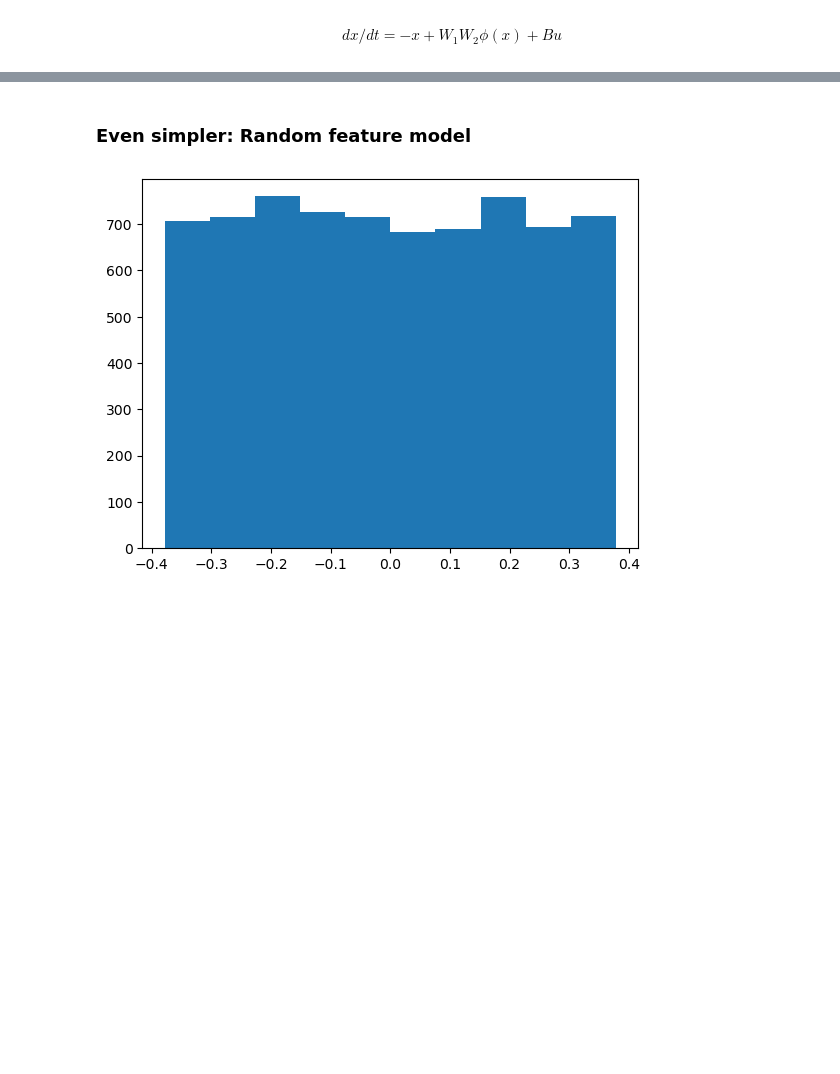
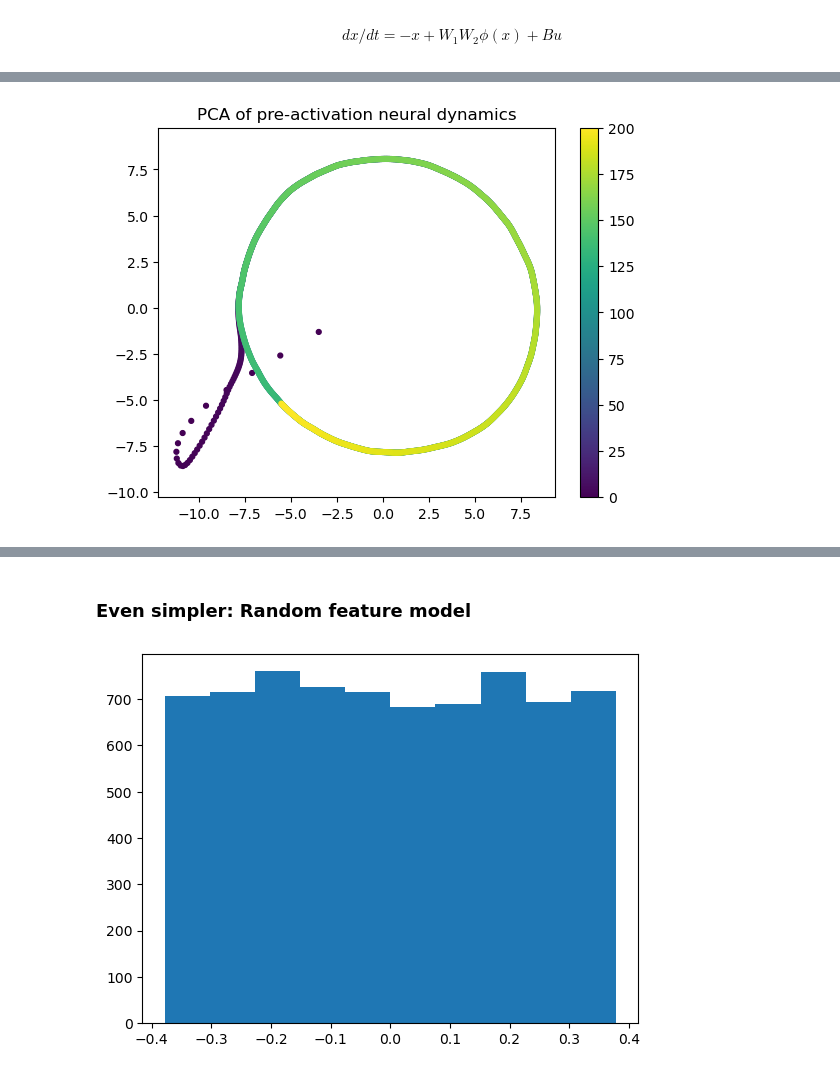
Before and after one commit to Animadversio/DiffusionMemorization, a Jupyter notebook: notebooks/star_shape_radial_MLP_RNN_SNN_model.ipynb, the cells around one changed output, grey strips where cells are left out. Cells and saved outputs as stored; diff of their text form; code cells hidden in the pictures; blank space fills up the shorter version.

```diff
--- a/notebooks/star_shape_radial_MLP_RNN_SNN_model.ipynb
+++ b/notebooks/star_shape_radial_MLP_RNN_SNN_model.ipynb
@@ -727,0 +716,13 @@ torch.Size([2000, 512])
+# %%
+# plot PCA of neural dynamics
+from sklearn.decomposition import PCA
+pca = PCA(n_components=2)
+traj_proj = pca.fit_transform(sol)
+plt.figure()
+plt.scatter(traj_proj[:, 0], traj_proj[:, 1], c=t_eval, cmap='viridis', s=12)
+plt.colorbar()
+plt.axis('equal')
+plt.title('PCA of pre-activation neural dynamics')
+plt.show()
+# %% [output]
+[figure, added]
```
Also changed, not shown: parts of 62 cells of this notebook.
